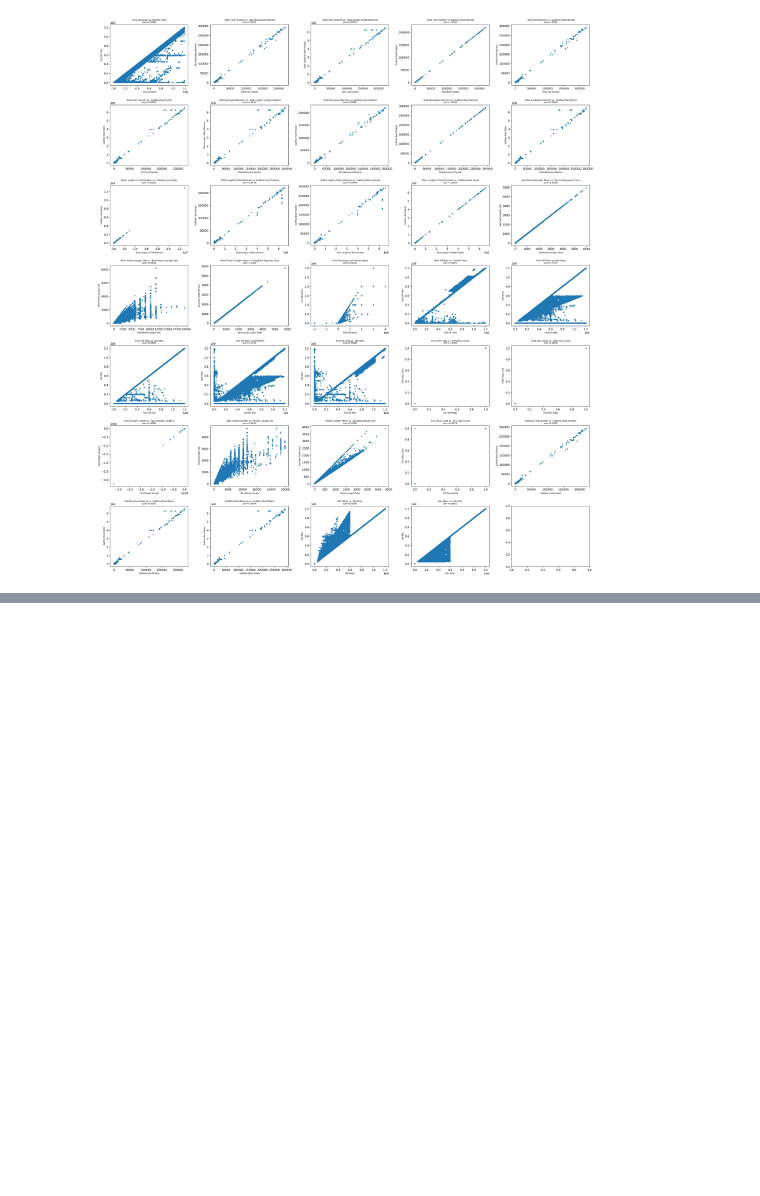
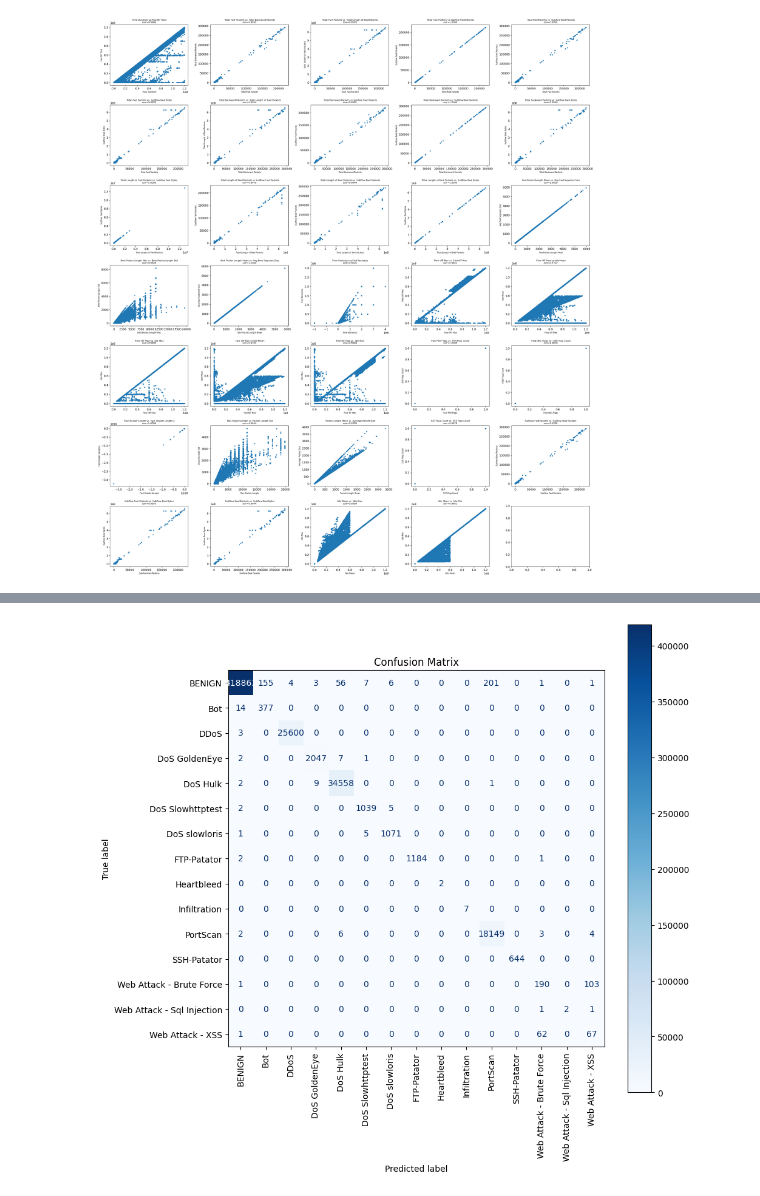
Before and after one commit to levipare/cs3540-final, a Jupyter notebook: test.ipynb, the cells around one changed output, grey strips where cells are left out. Cells and saved outputs as stored; diff of their text form; code cells hidden in the pictures; blank space fills up the shorter version.

```diff
--- a/test.ipynb
+++ b/test.ipynb
@@ -82,16 +82,38 @@ Resampled class distribution: {'BENIGN': 138194, 'Bot': 138194, 'DDoS': 138194,
 # %%
-artifacts = train_lightgbm_classifier(
+weights_by_label = {
+      "BENIGN": 1.0,
+      "Bot": 0.7,
+      "Web Attack - Brute Force": 2.0,
+      "Web Attack - XSS": 3.0,
+}
+
+from sklearn.preprocessing import LabelEncoder
+
+le = LabelEncoder().fit(y_train)
+class_weight = {int(le.transform([k])[0]): float(v) for k, v in weights_by_label.items()}
+for i in range(len(le.classes_)):
+    class_weight.setdefault(i, 1.0)
+
+X_fit, X_valid, y_fit, y_valid = train_test_split(
     X_train,
     y_train,
-    X_valid=X_test,
-    y_valid=y_test,
+    test_size=0.2,
+    random_state=42,
+    stratify=y_train,
+)
+
+artifacts = train_lightgbm_classifier(
+    X_fit,
+    y_fit,
+    X_valid=X_valid,
+    y_valid=y_valid,
     class_weight="balanced",
     n_estimators=500,
     learning_rate=0.05,
     num_leaves=63,
 )
 
-print(classification_report_for_model(
+print(lgbm_report(
     artifacts,
     X_test,
     y_test
@@ -116,0 +312,12 @@ And if memory is not enough, you can set `force_col_wise=true`.
+# %%
+from sklearn.metrics import classification_report, ConfusionMatrixDisplay, confusion_matrix
+import matplotlib.pyplot as plt
+y_pred = lgbm_predict_labels(artifacts, X_test)
+cm = confusion_matrix(y_test, y_pred)
+disp = ConfusionMatrixDisplay(confusion_matrix=cm, display_labels=artifacts.label_encoder.classes_)
+fig, ax = plt.subplots(figsize=(10, 10))
+disp.plot(cmap='Blues', ax=ax, xticks_rotation=90)
+plt.title('Confusion Matrix')
+plt.show()
+# %% [output]
+[figure, added]
```
Also changed, not shown: parts of 7 cells of this notebook, 4 other files.
